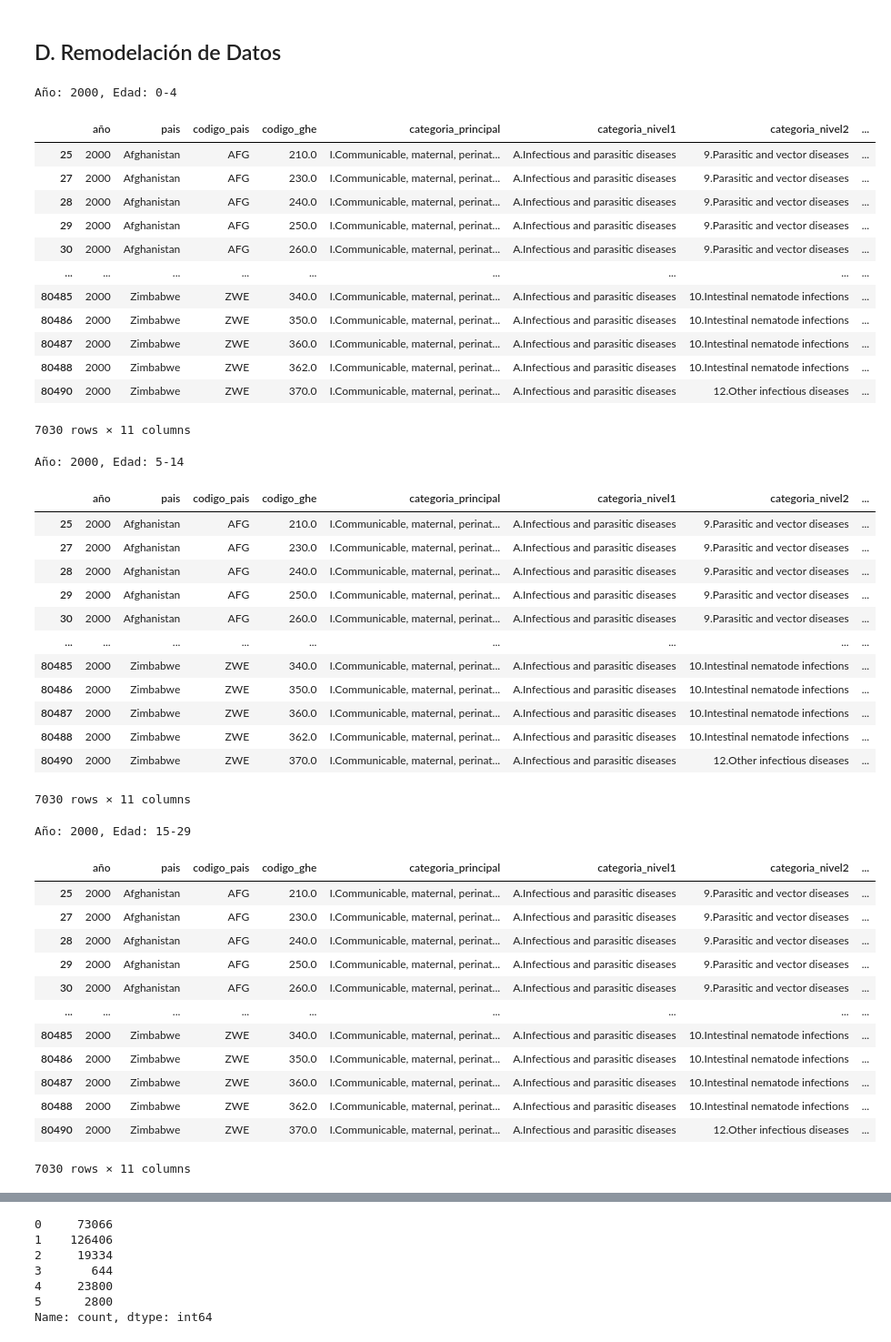
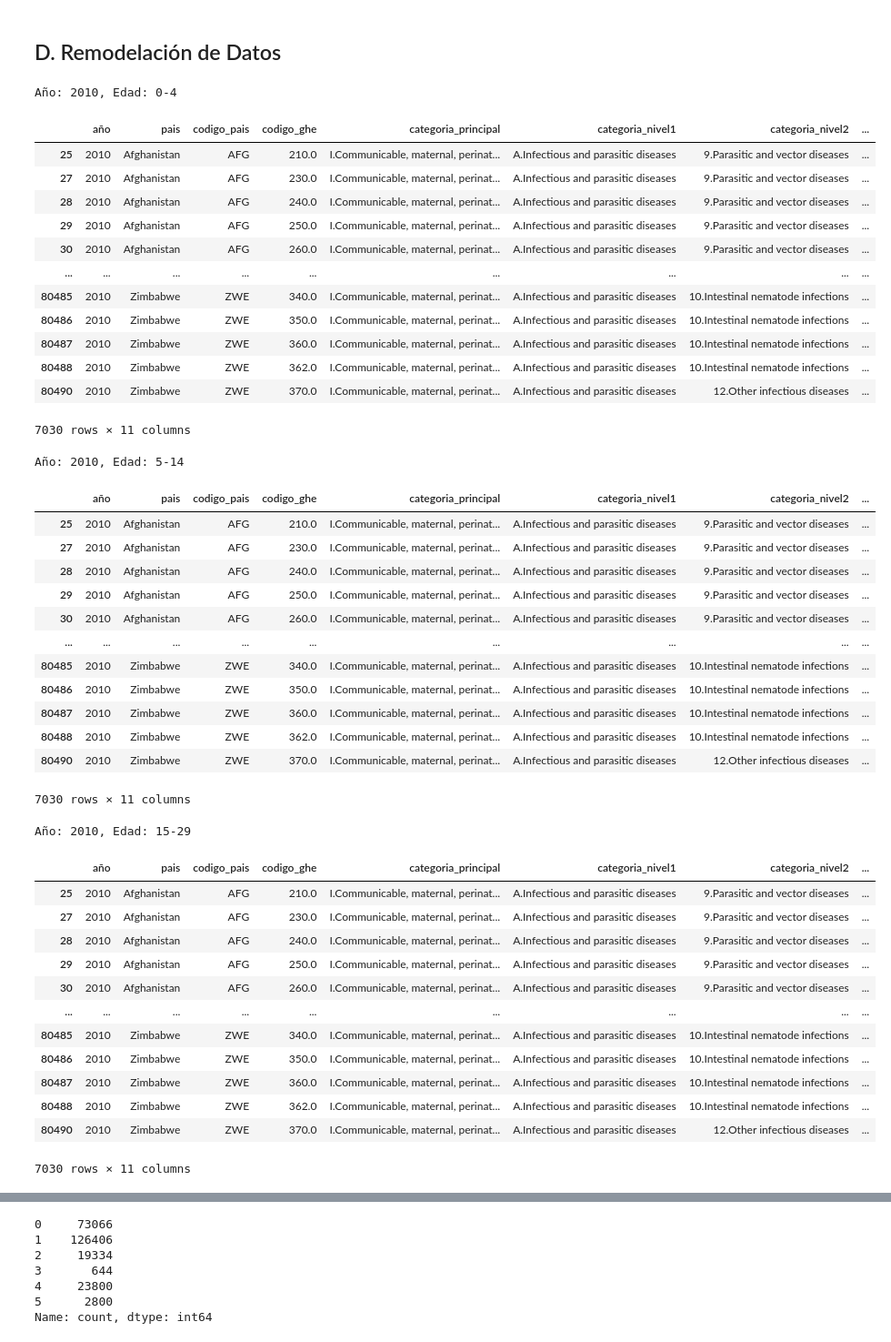
Before and after one commit to P-arsimony/DALY_DataAnalysis, a Jupyter notebook: Data_Cleaning_ByCountry.ipynb, the cells around one changed output, grey strips where cells are left out. Shown at 91% size. Saved outputs shown, nothing was run; the diff lists cells and outputs as text; code cells hidden in the pictures.

```diff
--- a/Data_Cleaning_ByCountry.ipynb
+++ b/Data_Cleaning_ByCountry.ipynb
@@ -66,7 +78,7 @@ len(col_names)
 # %% [markdown]
 ## D. Remodelación de Datos
 # %%
-años = [2000, 2010, 2015, 2019, 2020, 2021]
+años = [2010, 2015, 2019, 2020, 2021]
 
 col_names = ['sexo', 'codigo_ghe', 'categoria_principal', 'categoria_nivel1', 'categoria_nivel2', 'causa',
              'Country or area (See Notes for explanation of colour codes)',
@@ -191,71 +203,71 @@ for año in años:
         # Se agrega el código de cada país
         df['codigo_pais'] = df['pais'].map(codigos_paises)
 
         # Merge con el catálogo de enfermedades de acuerdo con el sexo y el código GHE
         df = pd.merge(df, catalogo, on=['sexo', 'codigo_ghe'], how='inner')
 
         # Selección de filas de acuerdo con el código de enfermedades.
         df = df[df['codigo_ghe'].isin(codigos_ghe)]
 
         # Se ordena
         df = df[col_order]
         display(df)
 
         # Dataframe para edades, dado que se encuentran separadas las hojas
         df_edades.append(df)
 
     # FUERA del bucle de edades, pero DENTRO del bucle de años
     df_anual = pd.concat(df_edades, ignore_index=True)
 
     # Resultados
     df_anual.to_csv(f"data_clean/DALYs_clean_{año}.csv", index=False)
     all_dfs[año] = df_anual
 
 # Concatenación de todos los Dataframes
 df_unificado = pd.concat(all_dfs.values(), ignore_index=True)
 df_unificado.to_csv('data_clean/DALYs_clean_unificado.csv', index=False)
 
 display( df_unificado )
 # %% [output]
-Año: 2000, Edad: 0-4
+Año: 2010, Edad: 0-4
 |  | año | pais | codigo_pais | codigo_ghe | categoria_principal | categoria_nivel1 | categoria_nivel2 | ... |
-| 25 | 2000 | Afghanistan | AFG | 210.0 | I.Communicable, maternal, perinat... | A.Infectious and parasitic diseases | 9.Parasitic and vector diseases | ... |
-| 27 | 2000 | Afghanistan | AFG | 230.0 | I.Communicable, maternal, perinat... | A.Infectious and parasitic diseases | 9.Parasitic and vector diseases | ... |
-| 28 | 2000 | Afghanistan | AFG | 240.0 | I.Communicable, maternal, perinat... | A.Infectious and parasitic diseases | 9.Parasitic and vector diseases | ... |
-| 29 | 2000 | Afghanistan | AFG | 250.0 | I.Communicable, maternal, perinat... | A.Infectious and parasitic diseases | 9.Parasitic and vector diseases | ... |
-| 30 | 2000 | Afghanistan | AFG | 260.0 | I.Communicable, maternal, perinat... | A.Infectious and parasitic diseases | 9.Parasitic and vector diseases | ... |
+| 25 | 2010 | Afghanistan | AFG | 210.0 | I.Communicable, maternal, perinat... | A.Infectious and parasitic diseases | 9.Parasitic and vector diseases | ... |
+| 27 | 2010 | Afghanistan | AFG | 230.0 | I.Communicable, maternal, perinat... | A.Infectious and parasitic diseases | 9.Parasitic and vector diseases | ... |
+| 28 | 2010 | Afghanistan | AFG | 240.0 | I.Communicable, maternal, perinat... | A.Infectious and parasitic diseases | 9.Parasitic and vector diseases | ... |
+| 29 | 2010 | Afghanistan | AFG | 250.0 | I.Communicable, maternal, perinat... | A.Infectious and parasitic diseases | 9.Parasitic and vector diseases | ... |
+| 30 | 2010 | Afghanistan | AFG | 260.0 | I.Communicable, maternal, perinat... | A.Infectious and parasitic diseases | 9.Parasitic and vector diseases | ... |
 | ... | ... | ... | ... | ... | ... | ... | ... | ... |
-| 80485 | 2000 | Zimbabwe | ZWE | 340.0 | I.Communicable, maternal, perinat... | A.Infectious and parasitic diseases | 10.Intestinal nematode infections | ... |
-| 80486 | 2000 | Zimbabwe | ZWE | 350.0 | I.Communicable, maternal, perinat... | A.Infectious and parasitic diseases | 10.Intestinal nematode infections | ... |
-| 80487 | 2000 | Zimbabwe | ZWE | 360.0 | I.Communicable, maternal, perinat... | A.Infectious and parasitic diseases | 10.Intestinal nematode infections | ... |
-| 80488 | 2000 | Zimbabwe | ZWE | 362.0 | I.Communicable, maternal, perinat... | A.Infectious and parasitic diseases | 10.Intestinal nematode infections | ... |
-| 80490 | 2000 | Zimbabwe | ZWE | 370.0 | I.Communicable, maternal, perinat... | A.Infectious and parasitic diseases | 12.Other infectious diseases | ... |
+| 80485 | 2010 | Zimbabwe | ZWE | 340.0 | I.Communicable, maternal, perinat... | A.Infectious and parasitic diseases | 10.Intestinal nematode infections | ... |
+| 80486 | 2010 | Zimbabwe | ZWE | 350.0 | I.Communicable, maternal, perinat... | A.Infectious and parasitic diseases | 10.Intestinal nematode infections | ... |
+| 80487 | 2010 | Zimbabwe | ZWE | 360.0 | I.Communicable, maternal, perinat... | A.Infectious and parasitic diseases | 10.Intestinal nematode infections | ... |
+| 80488 | 2010 | Zimbabwe | ZWE | 362.0 | I.Communicable, maternal, perinat... | A.Infectious and parasitic diseases | 10.Intestinal nematode infections | ... |
+| 80490 | 2010 | Zimbabwe | ZWE | 370.0 | I.Communicable, maternal, perinat... | A.Infectious and parasitic diseases | 12.Other infectious diseases | ... |
 7030 rows × 11 columns
-Año: 2000, Edad: 5-14
+Año: 2010, Edad: 5-14
 |  | año | pais | codigo_pais | codigo_ghe | categoria_principal | categoria_nivel1 | categoria_nivel2 | ... |
-| 25 | 2000 | Afghanistan | AFG | 210.0 | I.Communicable, maternal, perinat... | A.Infectious and parasitic diseases | 9.Parasitic and vector diseases | ... |
-| 27 | 2000 | Afghanistan | AFG | 230.0 | I.Communicable, maternal, perinat... | A.Infectious and parasitic diseases | 9.Parasitic and vector diseases | ... |
-| 28 | 2000 | Afghanistan | AFG | 240.0 | I.Communicable, maternal, perinat... | A.Infectious and parasitic diseases | 9.Parasitic and vector diseases | ... |
-| 29 | 2000 | Afghanistan | AFG | 250.0 | I.Communicable, maternal, perinat... | A.Infectious and parasitic diseases | 9.Parasitic and vector diseases | ... |
-| 30 | 2000 | Afghanistan | AFG | 260.0 | I.Communicable, maternal, perinat... | A.Infectious and parasitic diseases | 9.Parasitic and vector diseases | ... |
+| 25 | 2010 | Afghanistan | AFG | 210.0 | I.Communicable, maternal, perinat... | A.Infectious and parasitic diseases | 9.Parasitic and vector diseases | ... |
+| 27 | 2010 | Afghanistan | AFG | 230.0 | I.Communicable, maternal, perinat... | A.Infectious and parasitic diseases | 9.Parasitic and vector diseases | ... |
+| 28 | 2010 | Afghanistan | AFG | 240.0 | I.Communicable, maternal, perinat... | A.Infectious and parasitic diseases | 9.Parasitic and vector diseases | ... |
+| 29 | 2010 | Afghanistan | AFG | 250.0 | I.Communicable, maternal, perinat... | A.Infectious and parasitic diseases | 9.Parasitic and vector diseases | ... |
+| 30 | 2010 | Afghanistan | AFG | 260.0 | I.Communicable, maternal, perinat... | A.Infectious and parasitic diseases | 9.Parasitic and vector diseases | ... |
 | ... | ... | ... | ... | ... | ... | ... | ... | ... |
-| 80485 | 2000 | Zimbabwe | ZWE | 340.0 | I.Communicable, maternal, perinat... | A.Infectious and parasitic diseases | 10.Intestinal nematode infections | ... |
-| 80486 | 2000 | Zimbabwe | ZWE | 350.0 | I.Communicable, maternal, perinat... | A.Infectious and parasitic diseases | 10.Intestinal nematode infections | ... |
-| 80487 | 2000 | Zimbabwe | ZWE | 360.0 | I.Communicable, maternal, perinat... | A.Infectious and parasitic diseases | 10.Intestinal nematode infections | ... |
-| 80488 | 2000 | Zimbabwe | ZWE | 362.0 | I.Communicable, maternal, perinat... | A.Infectious and parasitic diseases | 10.Intestinal nematode infections | ... |
-| 80490 | 2000 | Zimbabwe | ZWE | 370.0 | I.Communicable, maternal, perinat... | A.Infectious and parasitic diseases | 12.Other infectious diseases | ... |
+| 80485 | 2010 | Zimbabwe | ZWE | 340.0 | I.Communicable, maternal, perinat... | A.Infectious and parasitic diseases | 10.Intestinal nematode infections | ... |
+| 80486 | 2010 | Zimbabwe | ZWE | 350.0 | I.Communicable, maternal, perinat... | A.Infectious and parasitic diseases | 10.Intestinal nematode infections | ... |
+| 80487 | 2010 | Zimbabwe | ZWE | 360.0 | I.Communicable, maternal, perinat... | A.Infectious and parasitic diseases | 10.Intestinal nematode infections | ... |
+| 80488 | 2010 | Zimbabwe | ZWE | 362.0 | I.Communicable, maternal, perinat... | A.Infectious and parasitic diseases | 10.Intestinal nematode infections | ... |
+| 80490 | 2010 | Zimbabwe | ZWE | 370.0 | I.Communicable, maternal, perinat... | A.Infectious and parasitic diseases | 12.Other infectious diseases | ... |
 7030 rows × 11 columns
-Año: 2000, Edad: 15-29
+Año: 2010, Edad: 15-29
 |  | año | pais | codigo_pais | codigo_ghe | categoria_principal | categoria_nivel1 | categoria_nivel2 | ... |
-| 25 | 2000 | Afghanistan | AFG | 210.0 | I.Communicable, maternal, perinat... | A.Infectious and parasitic diseases | 9.Parasitic and vector diseases | ... |
-| 27 | 2000 | Afghanistan | AFG | 230.0 | I.Communicable, maternal, perinat... | A.Infectious and parasitic diseases | 9.Parasitic and vector diseases | ... |
-| 28 | 2000 | Afghanistan | AFG | 240.0 | I.Communicable, maternal, perinat... | A.Infectious and parasitic diseases | 9.Parasitic and vector diseases | ... |
-| 29 | 2000 | Afghanistan | AFG | 250.0 | I.Communicable, maternal, perinat... | A.Infectious and parasitic diseases | 9.Parasitic and vector diseases | ... |
-| 30 | 2000 | Afghanistan | AFG | 260.0 | I.Communicable, maternal, perinat... | A.Infectious and parasitic diseases | 9.Parasitic and vector diseases | ... |
+| 25 | 2010 | Afghanistan | AFG | 210.0 | I.Communicable, maternal, perinat... | A.Infectious and parasitic diseases | 9.Parasitic and vector diseases | ... |
+| 27 | 2010 | Afghanistan | AFG | 230.0 | I.Communicable, maternal, perinat... | A.Infectious and parasitic diseases | 9.Parasitic and vector diseases | ... |
+| 28 | 2010 | Afghanistan | AFG | 240.0 | I.Communicable, maternal, perinat... | A.Infectious and parasitic diseases | 9.Parasitic and vector diseases | ... |
+| 29 | 2010 | Afghanistan | AFG | 250.0 | I.Communicable, maternal, perinat... | A.Infectious and parasitic diseases | 9.Parasitic and vector diseases | ... |
+| 30 | 2010 | Afghanistan | AFG | 260.0 | I.Communicable, maternal, perinat... | A.Infectious and parasitic diseases | 9.Parasitic and vector diseases | ... |
 | ... | ... | ... | ... | ... | ... | ... | ... | ... |
-| 80485 | 2000 | Zimbabwe | ZWE | 340.0 | I.Communicable, maternal, perinat... | A.Infectious and parasitic diseases | 10.Intestinal nematode infections | ... |
-| 80486 | 2000 | Zimbabwe | ZWE | 350.0 | I.Communicable, maternal, perinat... | A.Infectious and parasitic diseases | 10.Intestinal nematode infections | ... |
-| 80487 | 2000 | Zimbabwe | ZWE | 360.0 | I.Communicable, maternal, perinat... | A.Infectious and parasitic diseases | 10.Intestinal nematode infections | ... |
-| 80488 | 2000 | Zimbabwe | ZWE | 362.0 | I.Communicable, maternal, perinat... | A.Infectious and parasitic diseases | 10.Intestinal nematode infections | ... |
-| 80490 | 2000 | Zimbabwe | ZWE | 370.0 | I.Communicable, maternal, perinat... | A.Infectious and parasitic diseases | 12.Other infectious diseases | ... |
+| 80485 | 2010 | Zimbabwe | ZWE | 340.0 | I.Communicable, maternal, perinat... | A.Infectious and parasitic diseases | 10.Intestinal nematode infections | ... |
+| 80486 | 2010 | Zimbabwe | ZWE | 350.0 | I.Communicable, maternal, perinat... | A.Infectious and parasitic diseases | 10.Intestinal nematode infections | ... |
+| 80487 | 2010 | Zimbabwe | ZWE | 360.0 | I.Communicable, maternal, perinat... | A.Infectious and parasitic diseases | 10.Intestinal nematode infections | ... |
+| 80488 | 2010 | Zimbabwe | ZWE | 362.0 | I.Communicable, maternal, perinat... | A.Infectious and parasitic diseases | 10.Intestinal nematode infections | ... |
+| 80490 | 2010 | Zimbabwe | ZWE | 370.0 | I.Communicable, maternal, perinat... | A.Infectious and parasitic diseases | 12.Other infectious diseases | ... |
 7030 rows × 11 columns
```
Also changed, not shown: parts of 15 cells of this notebook, 2 other files.
